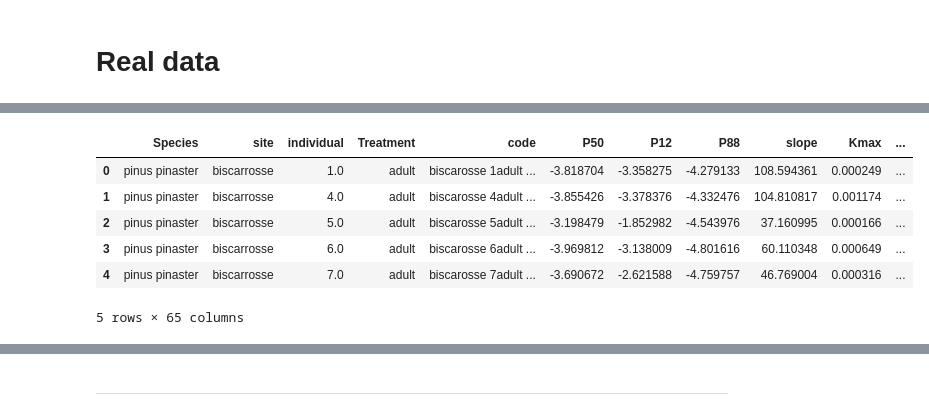
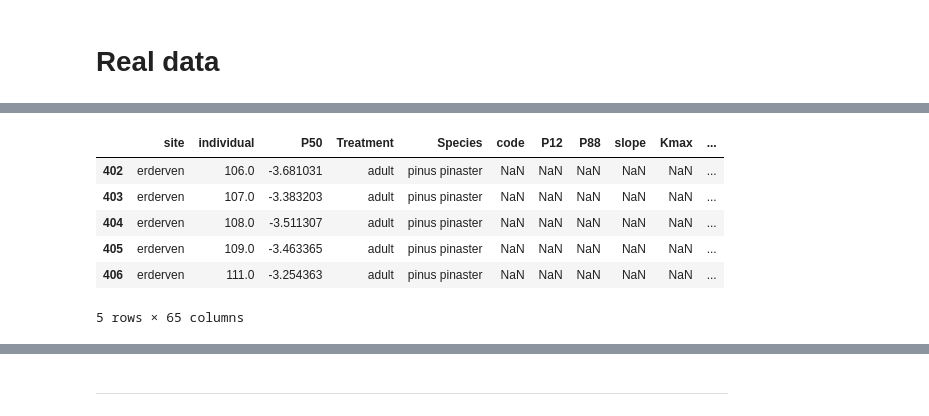
Before and after one commit to xbouteiller/FormanriskAnalysis, a Jupyter notebook: script/pymc3_mcmc_env.ipynb, the cells around one changed output, grey strips where cells are left out. Saved outputs shown, nothing was run; the diff lists cells and outputs as text; code cells hidden in the pictures.

```diff
--- a/script/pymc3_mcmc_env.ipynb
+++ b/script/pymc3_mcmc_env.ipynb
@@ -94,14 +103,14 @@ Index(['Species', 'site', 'individual', 'Treatment', 'code', 'P50', 'P12',
        'acp_17', 'acp_18', 'acp_19', 'Groupclim'],
       dtype='object')
 # %%
-df.head()
+df.tail()
 # %% [output]
-|  | Species | site | individual | Treatment | code | P50 | P12 | P88 | slope | Kmax | ... |
-| 0 | pinus pinaster | biscarrosse | 1.0 | adult | biscarosse 1adult ... | -3.818704 | -3.358275 | -4.279133 | 108.594361 | 0.000249 | ... |
-| 1 | pinus pinaster | biscarrosse | 4.0 | adult | biscarosse 4adult ... | -3.855426 | -3.378376 | -4.332476 | 104.810817 | 0.001174 | ... |
-| 2 | pinus pinaster | biscarrosse | 5.0 | adult | biscarosse 5adult ... | -3.198479 | -1.852982 | -4.543976 | 37.160995 | 0.000166 | ... |
-| 3 | pinus pinaster | biscarrosse | 6.0 | adult | biscarosse 6adult ... | -3.969812 | -3.138009 | -4.801616 | 60.110348 | 0.000649 | ... |
-| 4 | pinus pinaster | biscarrosse | 7.0 | adult | biscarosse 7adult ... | -3.690672 | -2.621588 | -4.759757 | 46.769004 | 0.000316 | ... |
+|  | site | individual | P50 | Treatment | Species | code | P12 | P88 | slope | Kmax | ... |
+| 402 | erderven | 106.0 | -3.681031 | adult | pinus pinaster | NaN | NaN | NaN | NaN | NaN | ... |
+| 403 | erderven | 107.0 | -3.383203 | adult | pinus pinaster | NaN | NaN | NaN | NaN | NaN | ... |
+| 404 | erderven | 108.0 | -3.511307 | adult | pinus pinaster | NaN | NaN | NaN | NaN | NaN | ... |
+| 405 | erderven | 109.0 | -3.463365 | adult | pinus pinaster | NaN | NaN | NaN | NaN | NaN | ... |
+| 406 | erderven | 111.0 | -3.254363 | adult | pinus pinaster | NaN | NaN | NaN | NaN | NaN | ... |
 5 rows × 65 columns
 # %%
 # One Hot Encode Data
```
Also changed, not shown: parts of 19 cells of this notebook, 2 other files.
